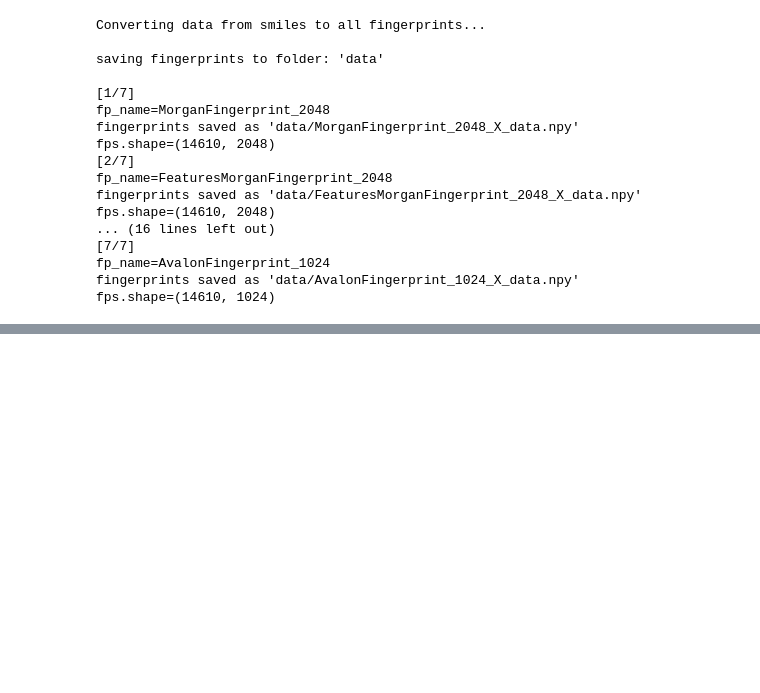
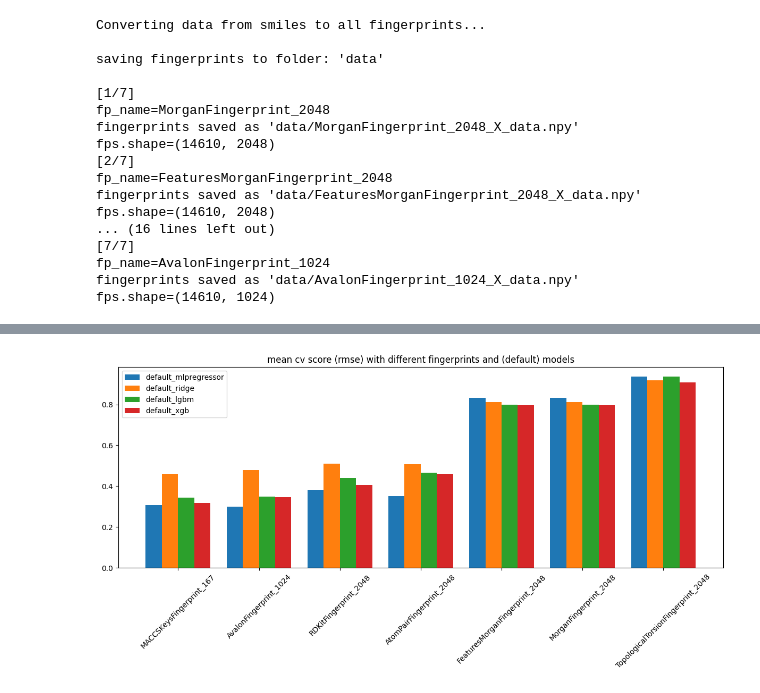
Before and after one commit to mvgolubev99/kaggle-chemical-structure-and-logp, a Jupyter notebook: interaction.ipynb, the cells around one changed output, grey strips where cells are left out. Drawn from its saved outputs; the diff is of its cells as text; code cells hidden in the pictures; blank space fills up the shorter version.

```diff
--- a/interaction.ipynb
+++ b/interaction.ipynb
@@ -121,0 +147,11 @@ best_on_val_bootstrap_score {'metric_name': 'root_mean_squared_error', 'score_me
+# %%
+# lets collect results
+
+results_dflt_models = []
+for f in Path("./results/").glob("default_*/*all_results.csv"):
+    df = pd.read_csv(f)
+    df['model'] = f.stem.replace("_all_fingerprints_grid_search_cv_all_results", "")
+    results_dflt_models.append(df.sort_values("value"))
+
+results_dflt_models = pd.concat(results_dflt_models, ignore_index=True)
+results_dflt_models
@@ -121,0 +176,35 @@ best_on_val_bootstrap_score {'metric_name': 'root_mean_squared_error', 'score_me
+# %%
+# collect all data
+all_data = []
+files = list(Path("./results/").glob("default_*/*all_results.csv"))
+
+for f in files:
+    df = pd.read_csv(f)
+    df['model'] = f.parent.name.replace("_all_fingerprints", "")
+    all_data.append(df)
+
+# concat all data
+combined_df = pd.concat(all_data)
+
+# calculate mean for every fingerprint and sort
+fingerprint_means = combined_df.groupby('regressor__fp_transform__name')['value'].mean().sort_values()
+sorted_fingerprints = fingerprint_means.index.tolist()
+
+# create graph
+plt.figure(figsize=(12, 6))
+x_pos = np.arange(len(sorted_fingerprints))
+width = 0.8 / len(files)
+
+for i, f in enumerate(files):
+    df = pd.read_csv(f)
+    df = df.set_index('regressor__fp_transform__name').loc[sorted_fingerprints].reset_index()
+    plt.bar(x_pos + i * width, df.value, width=width,
+            label=f.parent.name.replace("_all_fingerprints", ""))
+
+plt.xticks(x_pos + width * (len(files)-1)/2, sorted_fingerprints, rotation=45)
+plt.legend()
+plt.tight_layout()
+plt.title("mean cv score (rmse) with different fingerprints and (default) models")
+plt.show()
+# %% [output]
+[figure, added]
```
Also changed, not shown: parts of 9 cells of this notebook.
